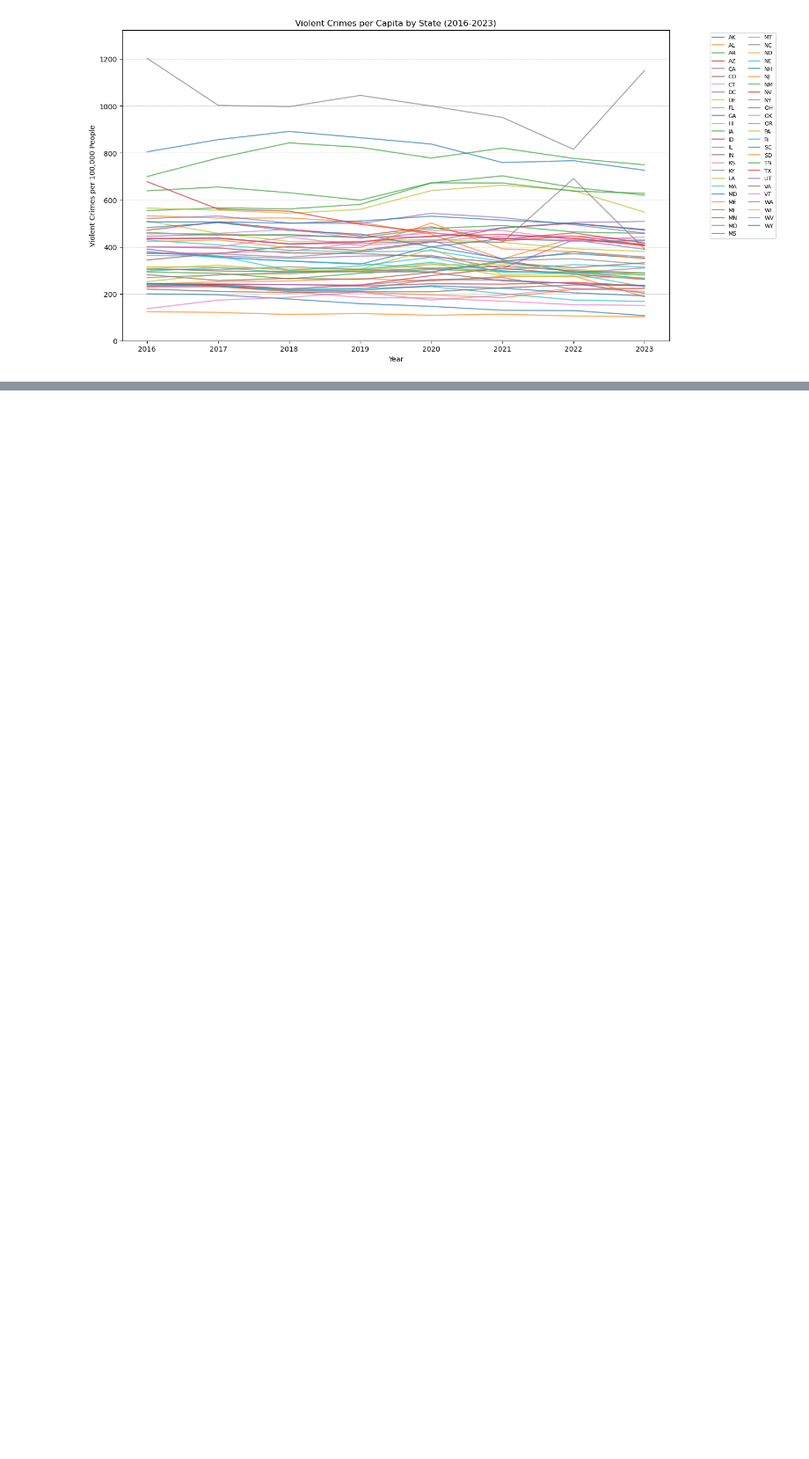
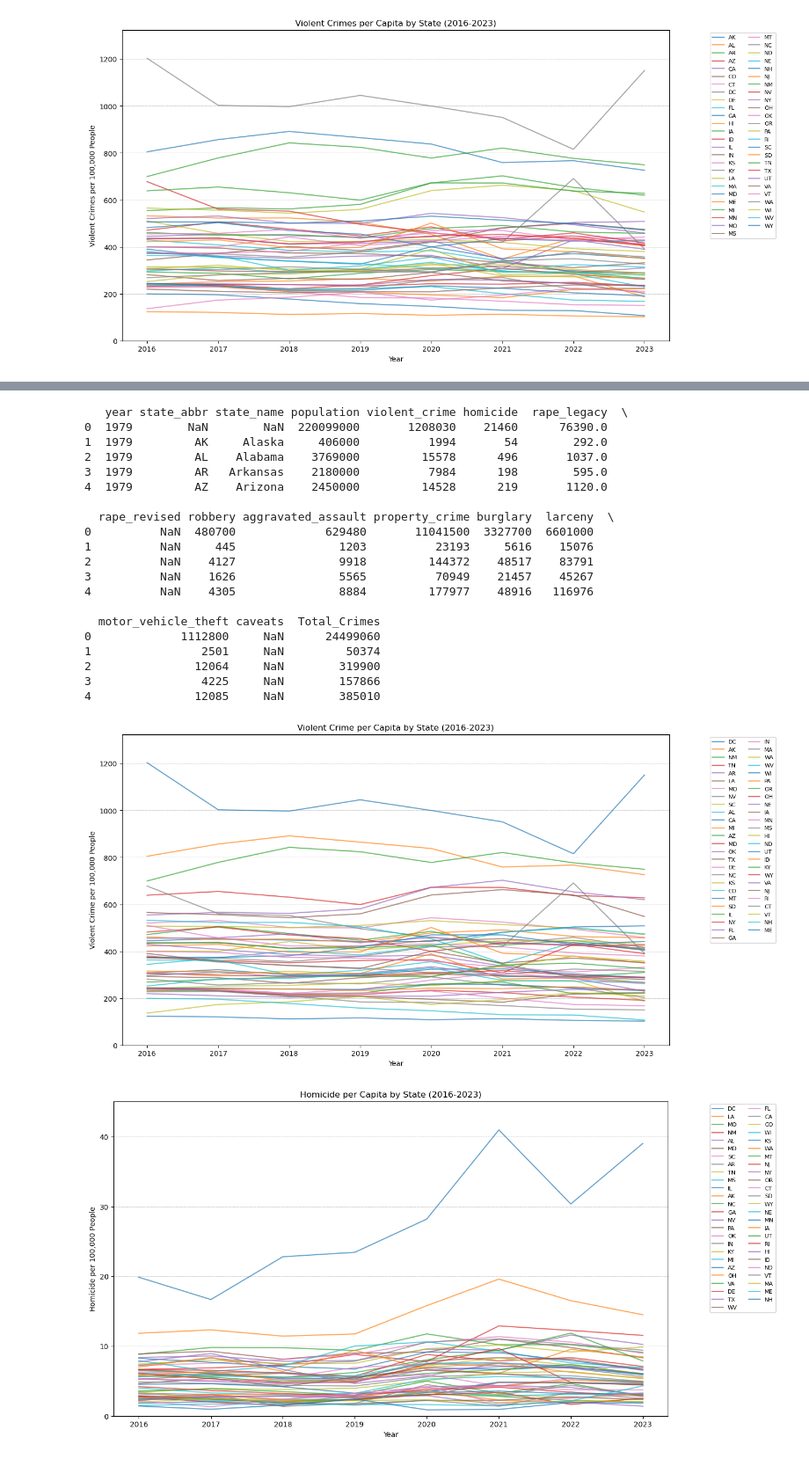
Before and after one commit to SahithKancharla/PersonalAutomations, a Jupyter notebook: RealEstateAnalysis/Research/app.ipynb, the cells around one changed output, grey strips where cells are left out. Shown at 88% size. Drawn from its saved outputs; the diff is of its cells as text; code cells hidden in the pictures; blank space fills up the shorter version.

Commit message:
a rudementory draft of crime section was done for the realestateanalysis project

```diff
--- a/RealEstateAnalysis/Research/app.ipynb
+++ b/RealEstateAnalysis/Research/app.ipynb
@@ -659,0 +714,52 @@ See the caveats in the documentation: https://pandas.pydata.org/pandas-docs/stab
+# %%
+# Load the CSV file into a DataFrame
+df_crime = pd.read_csv("Data/estimated_crimes_1979_2023.csv")
+
+# Display the first 5 rows
+print(df_crime.head())
+
+df_crime_filtered = df_crime.dropna(subset=['state_abbr'])
+
+# Convert year column to datetime format
+df_crime_filtered['year'] = pd.to_datetime(df_crime_filtered['year'], format='%Y')
+
+
+# - violent_crime
+# - homicide
+# - rape_revised
+# - robbery
+# - aggravated_assault
+# - property_crime
+# - burglary
+
+# For violent crime
+plot_violent_crime_per_capita(df_crime_filtered, 'violent_crime')
+plot_violent_crime_per_capita(df_crime_filtered, 'homicide')
+plot_violent_crime_per_capita(df_crime_filtered, 'rape_revised')
+plot_violent_crime_per_capita(df_crime_filtered, 'aggravated_assault')
+plot_violent_crime_per_capita(df_crime_filtered, 'property_crime')
+plot_violent_crime_per_capita(df_crime_filtered, 'burglary')
+plot_violent_crime_per_capita(df_crime_filtered, 'Total_Crimes')
+# %% [output]
+   year state_abbr state_name population violent_crime homicide  rape_legacy  \
+0  1979        NaN        NaN  220099000       1208030    21460      76390.0
+1  1979         AK     Alaska     406000          1994       54        292.0
+2  1979         AL    Alabama    3769000         15578      496       1037.0
+3  1979         AR   Arkansas    2180000          7984      198        595.0
+4  1979         AZ    Arizona    2450000         14528      219       1120.0
+
+  rape_revised robbery aggravated_assault property_crime burglary  larceny  \
+0          NaN  480700             629480       11041500  3327700  6601000
+1          NaN     445               1203          23193     5616    15076
+2          NaN    4127               9918         144372    48517    83791
+3          NaN    1626               5565          70949    21457    45267
+4          NaN    4305               8884         177977    48916   116976
+
+  motor_vehicle_theft caveats  Total_Crimes
+0             1112800     NaN      24499060
+1                2501     NaN         50374
+2               12064     NaN        319900
+3                4225     NaN        157866
+4               12085     NaN        385010
+[figure, added]
+[figure, added]
```
Also changed, not shown: parts of 9 cells of this notebook.
